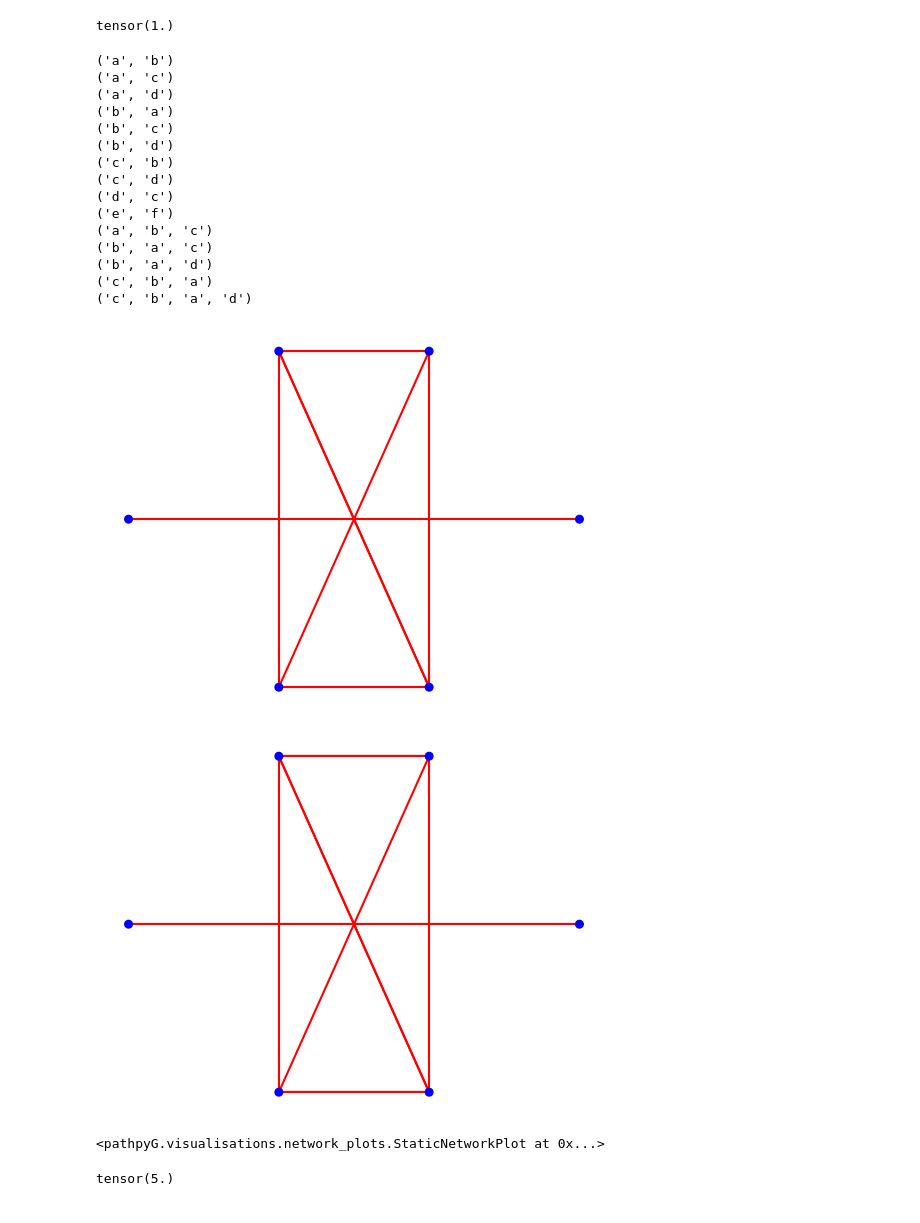
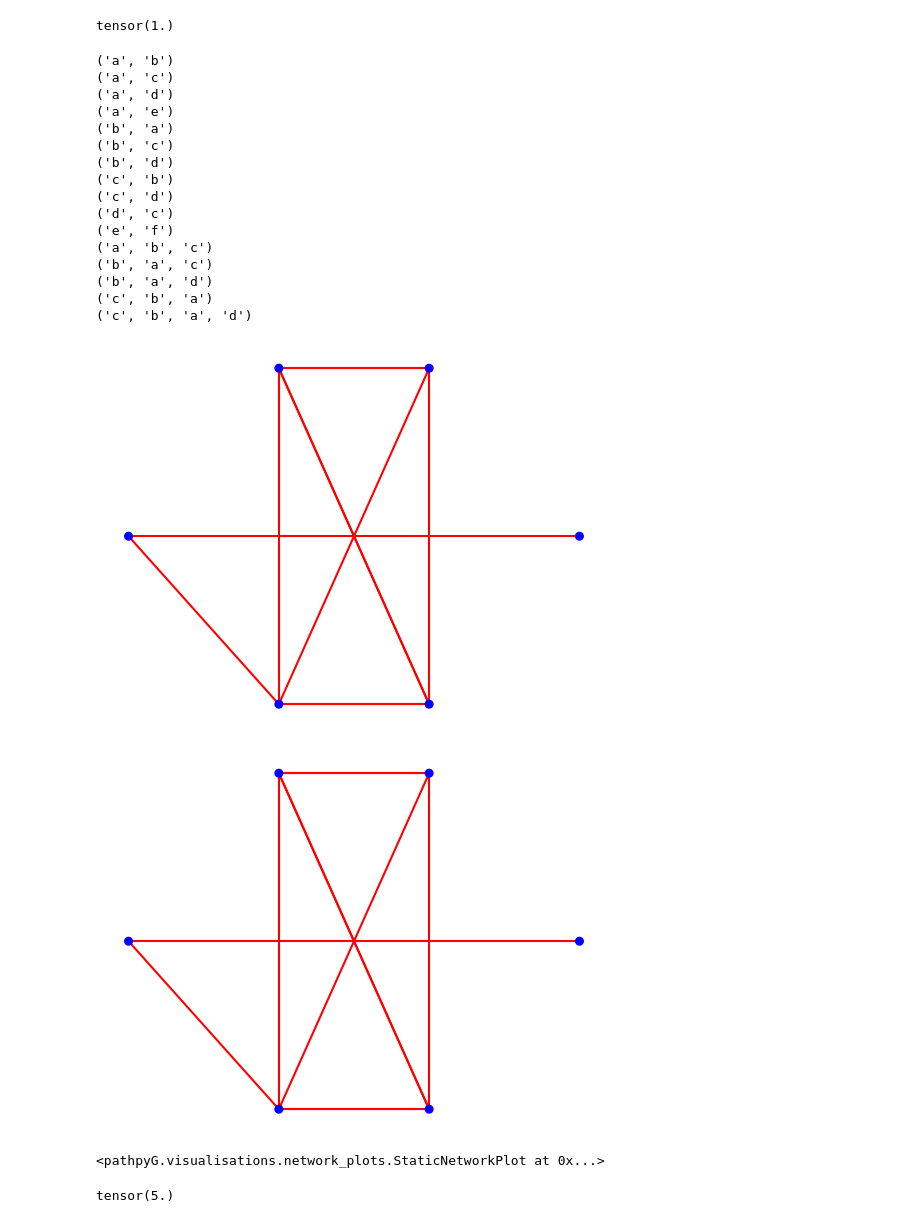
Before and after one commit to jusch2109/pathpyG, a Jupyter notebook: src/pathpyG/visualisations/Project_JS/HotVis.ipynb, the cells around one changed output. Saved outputs shown, nothing was run; the diff lists cells and outputs as text; code cells hidden in the pictures.

```diff
--- a/src/pathpyG/visualisations/Project_JS/HotVis.ipynb
+++ b/src/pathpyG/visualisations/Project_JS/HotVis.ipynb
@@ -1371,7 +1405,7 @@ def edge_crossing_compromise(data, layout):
     return counter/2
 # %%
 tedges = [('a', 'b', 1),('a', 'b', 2), ('b', 'a', 3), ('b', 'c', 3), ('d', 'c', 4), ('a', 'b', 4), ('c', 'b', 4),
-              ('c', 'd', 5), ('b', 'a', 5), ('c', 'b', 6), ('a', 'c', 6), ('b', 'd', 6), ('a', 'd', 6), ('e', 'f', 6)]
+              ('c', 'd', 5), ('b', 'a', 5), ('c', 'b', 6), ('a', 'c', 6), ('b', 'd', 6), ('a', 'd', 6), ('e', 'f', 6), ('a','e',1)]
 test_graph = pp.TemporalGraph.from_edge_list(tedges)
 test_layout= {'a':[1,0], 'b':[2,0], 'c':[1,2], 'd':[2,2], 'e': [0, 1], 'f': [3, 1]}
 
@@ -1380,35 +1414,36 @@ m = pp.MultiOrderModel.from_temporal_graph(test_graph, 1, 6, cached=True)
 test_paths = pp.PathData(test_graph.mapping)
 
 for i in range(2,7):
    for node in list(m.layers[i].nodes):
         if(len(list(node)) == len(set(list(node)))):
                 test_paths.append_walk(list(node))
 
 for i in range(test_paths.num_paths):
      print(test_paths.get_walk(i))
 
 pp.plot(test_graph.to_static_graph(), layout=test_layout, backend="matplotlib")
 
 test_m = pp.MultiOrderModel.from_PathData(test_paths, 2, cached=True)
 pp.plot(test_m.layers[1], layout=test_layout, backend="matplotlib")
 # %% [output]
 ('a', 'b')
 ('a', 'c')
 ('a', 'd')
+('a', 'e')
 ('b', 'a')
 ('b', 'c')
 ('b', 'd')
 ('c', 'b')
 ('c', 'd')
 ('d', 'c')
 ('e', 'f')
 ('a', 'b', 'c')
 ('b', 'a', 'c')
 ('b', 'a', 'd')
 ('c', 'b', 'a')
 ('c', 'b', 'a', 'd')
-[figure, old version]
+[figure, new version]
-[figure, old version]
+[figure, new version]
 <pathpyG.visualisations.network_plots.StaticNetworkPlot at 0x...>
 # %%
 print(edge_crossing_compromise(test_graph, test_layout))
```
Also changed, not shown: parts of 5 cells of this notebook, 2 other files.
